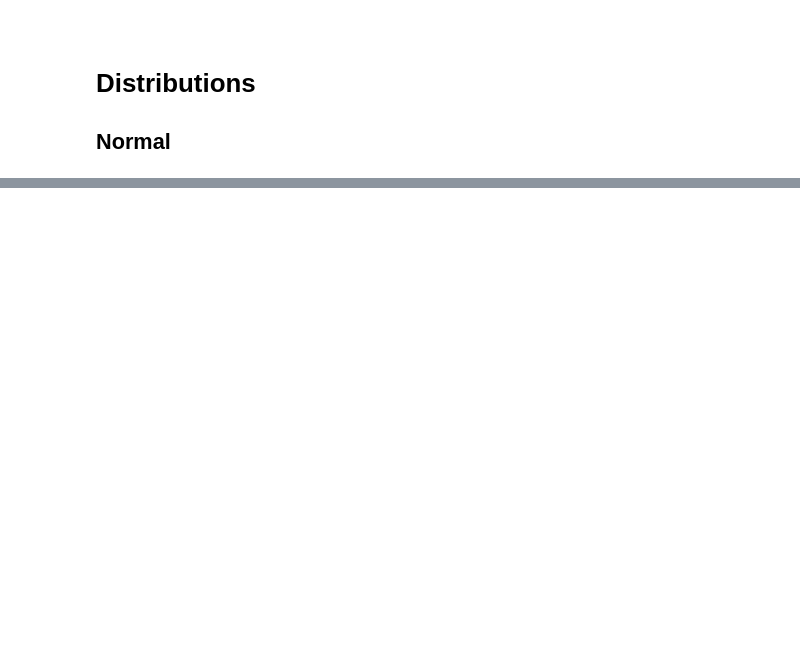
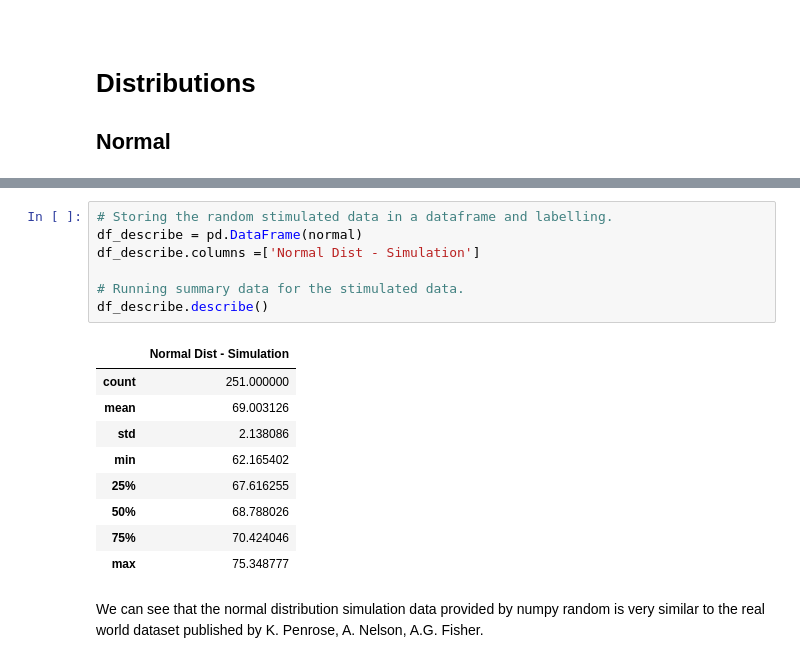
Before and after one commit to RYANCOX00/Prog_DA, a Jupyter notebook: Numpy_Random.ipynb, the cells around one changed output, grey strips where cells are left out. Drawn from its saved outputs; the diff is of its cells as text; blank space fills up the shorter version.

```diff
--- a/Numpy_Random.ipynb
+++ b/Numpy_Random.ipynb
@@ -185,2 +237,21 @@ Team B contains players: [4 9 1 6 0]
+# %%
+# Storing the random stimulated data in a dataframe and labelling.
+df_describe = pd.DataFrame(normal)
+df_describe.columns =['Normal Dist - Simulation']
+
+# Running summary data for the stimulated data.
+df_describe.describe()
+# %% [output]
+|  | Normal Dist - Simulation |
+| count | 251.000000 |
+| mean | 69.003126 |
+| std | 2.138086 |
+| min | 62.165402 |
+| 25% | 67.616255 |
+| 50% | 68.788026 |
+| 75% | 70.424046 |
+| max | 75.348777 |
+# %% [markdown]
+We can see that the normal distribution simulation data provided by numpy random is very similar to the real world dataset published by K. Penrose, A. Nelson, A.G. Fisher.
 # %% [markdown]
 # References
```
Also changed, not shown: parts of 17 cells of this notebook, 1 other file.
